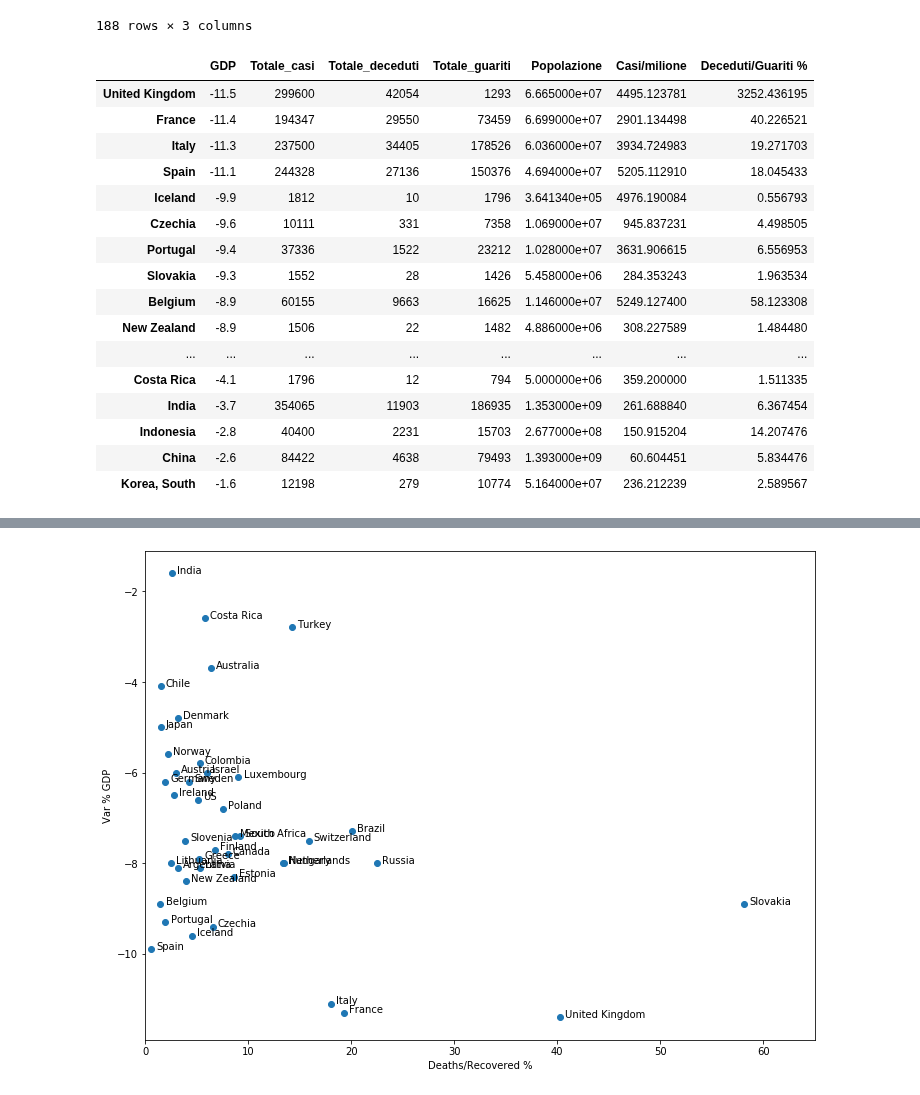
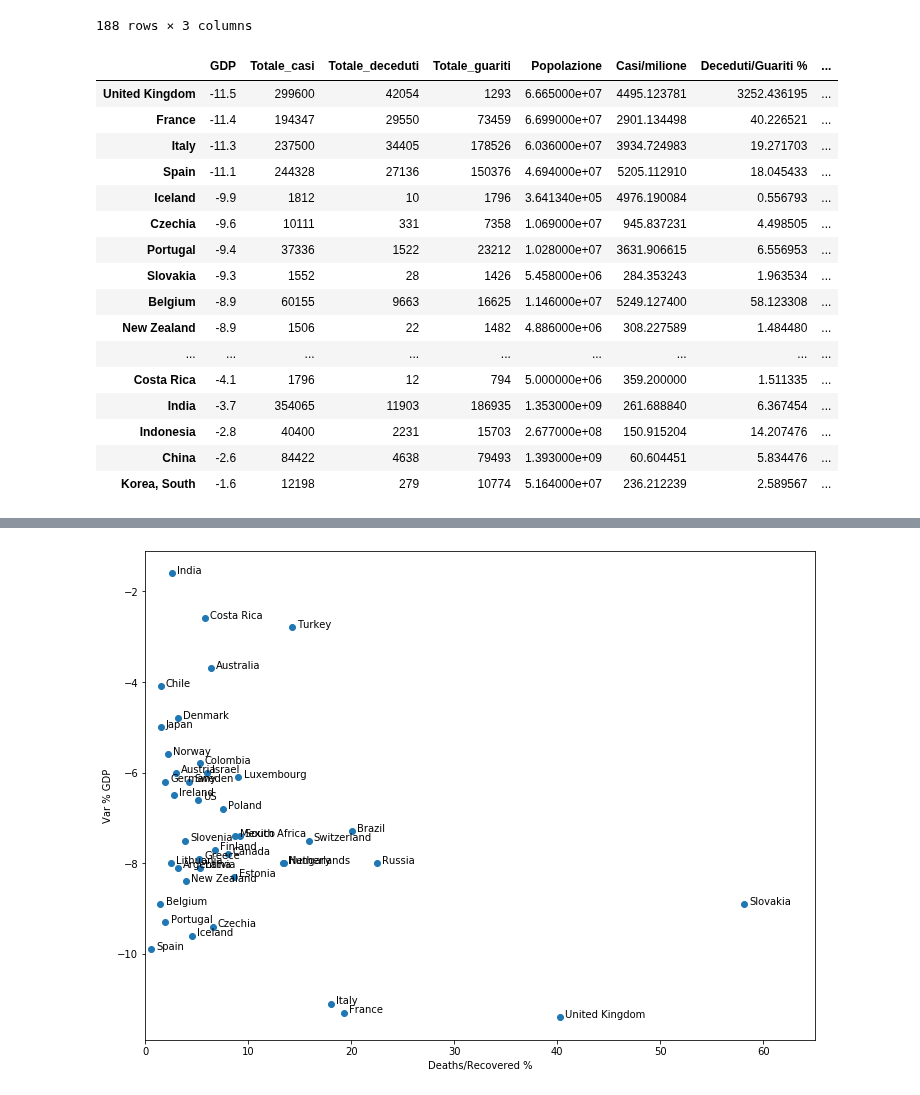
Before and after one commit to vincnardelli/covid19-italia, a Jupyter notebook: gdp_analysis/deaths_vs_GDP_v2.ipynb, the cells around one changed output, grey strips where cells are left out. Cells and saved outputs as stored; diff of their text form; code cells hidden in the pictures.

```diff
--- a/gdp_analysis/deaths_vs_GDP_v2.ipynb
+++ b/gdp_analysis/deaths_vs_GDP_v2.ipynb
@@ -353,32 +291,33 @@ df_casicompleto
 # %%
 # unisco al precedente DataFrame le informazioni sulla popolazione e le previsioni sul GDP
 
 df_casimillion=df_casicompleto.join(df_population,on=df_casi.index)
 df_casipopgdp=df_gdp.join(df_casimillion,on=df_gdp.index)
 
 df_casipopgdp.columns=['GDP','Totale_casi','Totale_deceduti','Totale_guariti','Popolazione']
 df_casipopgdp['Casi/milione']=df_casipopgdp['Totale_casi']/df_casipopgdp['Popolazione']*10**6
 df_casipopgdp['Deceduti/Guariti %']=df_casipopgdp['Totale_deceduti']/df_casipopgdp['Totale_guariti']*100
+df_casipopgdp['Deceduti/milione']=df_casipopgdp['Totale_deceduti']/df_casipopgdp['Popolazione']*10**6
 
 # questo è il DataFrame completo
 df_casipopgdp.to_csv('output/df_completo.csv')
 
 df_casipopgdp
 # %% [output]
-|  | GDP | Totale_casi | Totale_deceduti | Totale_guariti | Popolazione | Casi/milione | Deceduti/Guariti % |
-| United Kingdom | -11.5 | 299600 | 42054 | 1293 | 6.665000e+07 | 4495.123781 | 3252.436195 |
-| France | -11.4 | 194347 | 29550 | 73459 | 6.699000e+07 | 2901.134498 | 40.226521 |
-| Italy | -11.3 | 237500 | 34405 | 178526 | 6.036000e+07 | 3934.724983 | 19.271703 |
-| Spain | -11.1 | 244328 | 27136 | 150376 | 4.694000e+07 | 5205.112910 | 18.045433 |
-| Iceland | -9.9 | 1812 | 10 | 1796 | 3.641340e+05 | 4976.190084 | 0.556793 |
-| Czechia | -9.6 | 10111 | 331 | 7358 | 1.069000e+07 | 945.837231 | 4.498505 |
-| Portugal | -9.4 | 37336 | 1522 | 23212 | 1.028000e+07 | 3631.906615 | 6.556953 |
-| Slovakia | -9.3 | 1552 | 28 | 1426 | 5.458000e+06 | 284.353243 | 1.963534 |
-| Belgium | -8.9 | 60155 | 9663 | 16625 | 1.146000e+07 | 5249.127400 | 58.123308 |
-| New Zealand | -8.9 | 1506 | 22 | 1482 | 4.886000e+06 | 308.227589 | 1.484480 |
-| ... | ... | ... | ... | ... | ... | ... | ... |
-| Costa Rica | -4.1 | 1796 | 12 | 794 | 5.000000e+06 | 359.200000 | 1.511335 |
-| India | -3.7 | 354065 | 11903 | 186935 | 1.353000e+09 | 261.688840 | 6.367454 |
-| Indonesia | -2.8 | 40400 | 2231 | 15703 | 2.677000e+08 | 150.915204 | 14.207476 |
-| China | -2.6 | 84422 | 4638 | 79493 | 1.393000e+09 | 60.604451 | 5.834476 |
-| Korea, South | -1.6 | 12198 | 279 | 10774 | 5.164000e+07 | 236.212239 | 2.589567 |
+|  | GDP | Totale_casi | Totale_deceduti | Totale_guariti | Popolazione | Casi/milione | Deceduti/Guariti % | ... |
+| United Kingdom | -11.5 | 299600 | 42054 | 1293 | 6.665000e+07 | 4495.123781 | 3252.436195 | ... |
+| France | -11.4 | 194347 | 29550 | 73459 | 6.699000e+07 | 2901.134498 | 40.226521 | ... |
+| Italy | -11.3 | 237500 | 34405 | 178526 | 6.036000e+07 | 3934.724983 | 19.271703 | ... |
+| Spain | -11.1 | 244328 | 27136 | 150376 | 4.694000e+07 | 5205.112910 | 18.045433 | ... |
+| Iceland | -9.9 | 1812 | 10 | 1796 | 3.641340e+05 | 4976.190084 | 0.556793 | ... |
+| Czechia | -9.6 | 10111 | 331 | 7358 | 1.069000e+07 | 945.837231 | 4.498505 | ... |
+| Portugal | -9.4 | 37336 | 1522 | 23212 | 1.028000e+07 | 3631.906615 | 6.556953 | ... |
+| Slovakia | -9.3 | 1552 | 28 | 1426 | 5.458000e+06 | 284.353243 | 1.963534 | ... |
+| Belgium | -8.9 | 60155 | 9663 | 16625 | 1.146000e+07 | 5249.127400 | 58.123308 | ... |
+| New Zealand | -8.9 | 1506 | 22 | 1482 | 4.886000e+06 | 308.227589 | 1.484480 | ... |
+| ... | ... | ... | ... | ... | ... | ... | ... | ... |
+| Costa Rica | -4.1 | 1796 | 12 | 794 | 5.000000e+06 | 359.200000 | 1.511335 | ... |
+| India | -3.7 | 354065 | 11903 | 186935 | 1.353000e+09 | 261.688840 | 6.367454 | ... |
+| Indonesia | -2.8 | 40400 | 2231 | 15703 | 2.677000e+08 | 150.915204 | 14.207476 | ... |
+| China | -2.6 | 84422 | 4638 | 79493 | 1.393000e+09 | 60.604451 | 5.834476 | ... |
+| Korea, South | -1.6 | 12198 | 279 | 10774 | 5.164000e+07 | 236.212239 | 2.589567 | ... |
```
Also changed, not shown: parts of 17 cells of this notebook, 10 other files.
